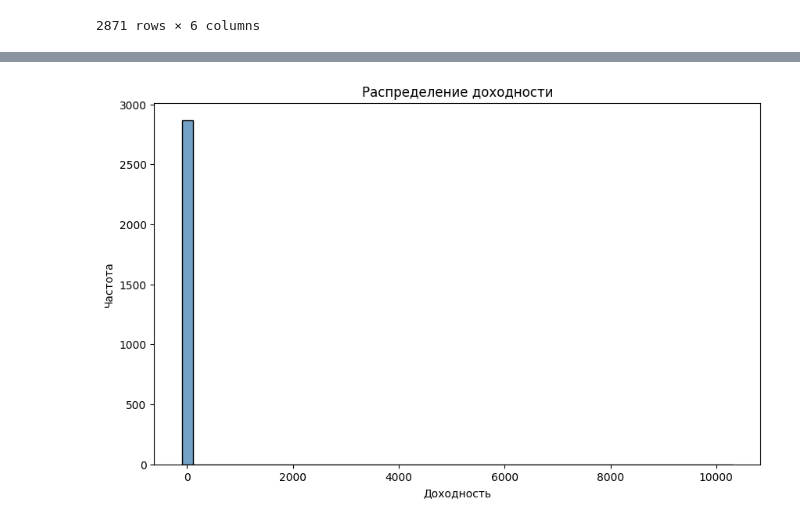
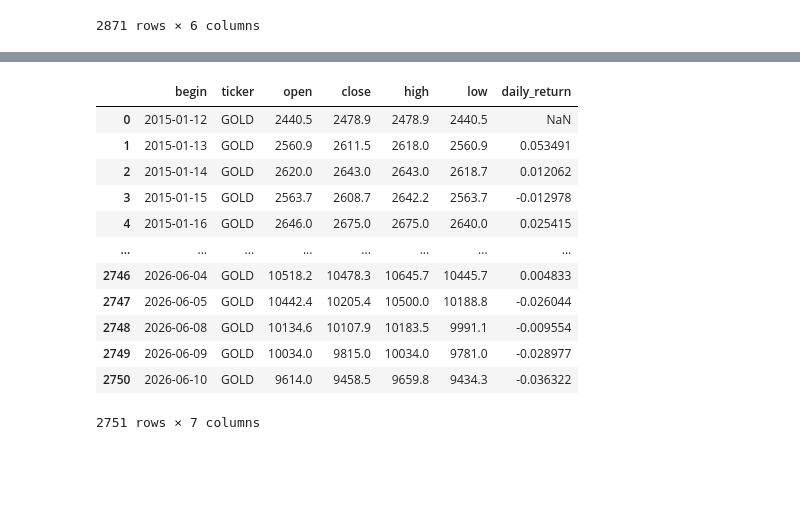
Before and after one commit to AlexeySemichevsky/moex-ml-forecasting, a Jupyter notebook: notebooks/02_data_vizualization.ipynb, the cells around one changed output, grey strips where cells are left out. Cells and saved outputs as stored; diff of their text form; code cells hidden in the pictures; blank space fills up the shorter version.

```diff
--- a/notebooks/02_data_vizualization.ipynb
+++ b/notebooks/02_data_vizualization.ipynb
@@ -260,12 +248,20 @@ plt.show()
-# %%
-import seaborn as sns
-import matplotlib.pyplot as plt
-
-plt.figure(figsize=(10,6))
-sns.histplot(data=df_macro, x=df_macro['usdrub_return'] * 100, color="steelblue", bins=50)
-plt.title('Распределение доходности')
-plt.xlabel('Доходность')
-plt.ylabel('Частота')
-plt.show()
-# %% [output]
-[figure, removed]
+# %%
+import pandas as pd
+import numpy as np
+df_gold = pd.read_csv(r"C:\курсовая_семичевский\data\raw\gold_daily.csv")
+df_gold['daily_return'] = df_gold['close'].pct_change()
+df_gold
+# %% [output]
+|  | begin | ticker | open | close | high | low | daily_return |
+| 0 | 2015-01-12 | GOLD | 2440.5 | 2478.9 | 2478.9 | 2440.5 | NaN |
+| 1 | 2015-01-13 | GOLD | 2560.9 | 2611.5 | 2618.0 | 2560.9 | 0.053491 |
+| 2 | 2015-01-14 | GOLD | 2620.0 | 2643.0 | 2643.0 | 2618.7 | 0.012062 |
+| 3 | 2015-01-15 | GOLD | 2563.7 | 2608.7 | 2642.2 | 2563.7 | -0.012978 |
+| 4 | 2015-01-16 | GOLD | 2646.0 | 2675.0 | 2675.0 | 2640.0 | 0.025415 |
+| ... | ... | ... | ... | ... | ... | ... | ... |
+| 2746 | 2026-06-04 | GOLD | 10518.2 | 10478.3 | 10645.7 | 10445.7 | 0.004833 |
+| 2747 | 2026-06-05 | GOLD | 10442.4 | 10205.4 | 10500.0 | 10188.8 | -0.026044 |
+| 2748 | 2026-06-08 | GOLD | 10134.6 | 10107.9 | 10183.5 | 9991.1 | -0.009554 |
+| 2749 | 2026-06-09 | GOLD | 10034.0 | 9815.0 | 10034.0 | 9781.0 | -0.028977 |
+| 2750 | 2026-06-10 | GOLD | 9614.0 | 9458.5 | 9659.8 | 9434.3 | -0.036322 |
+2751 rows × 7 columns
```
Also changed, not shown: parts of 9 cells of this notebook.
